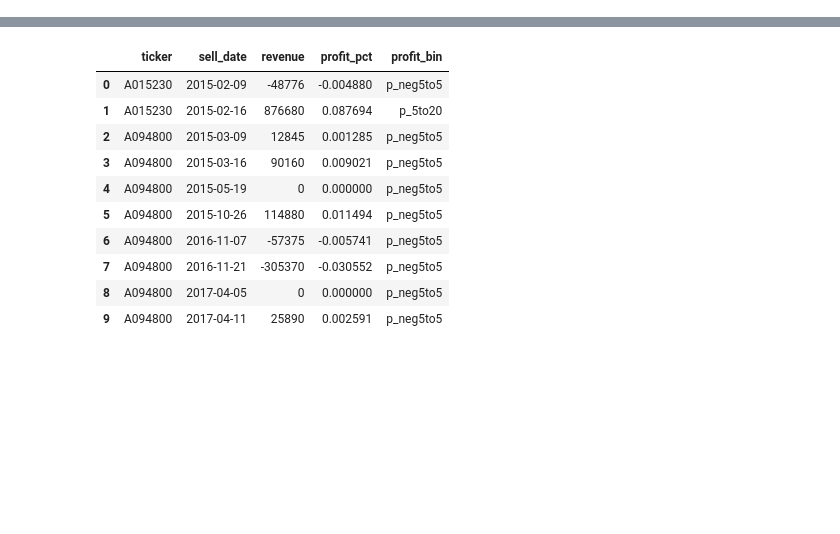
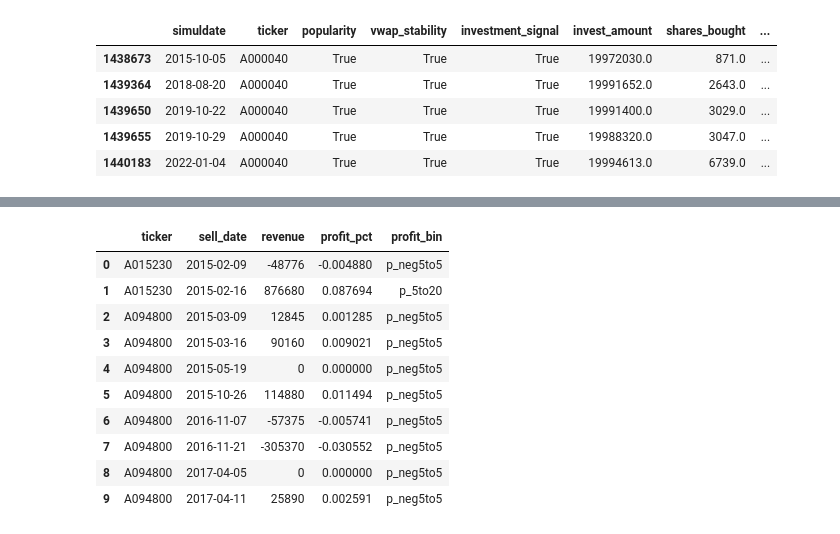
Before and after one commit to byeungchun/perfectdays, a Jupyter notebook: notebook/strategy01_result_analysis2.ipynb, the cells around one changed output, grey strips where cells are left out. Saved outputs shown, nothing was run; the diff lists cells and outputs as text; code cells hidden in the pictures; blank space fills up the shorter version.

```diff
--- a/notebook/strategy01_result_analysis2.ipynb
+++ b/notebook/strategy01_result_analysis2.ipynb
@@ -156,0 +187,9 @@ revenue_df = prepare_revenue(revenue_df)
+# %%
+simulation_df[simulation_df.invest_amount > 0].head()
+# %% [output]
+|  | simuldate | ticker | popularity | vwap_stability | investment_signal | invest_amount | shares_bought | ... |
+| 1438673 | 2015-10-05 | A000040 | True | True | True | 19972030.0 | 871.0 | ... |
+| 1439364 | 2018-08-20 | A000040 | True | True | True | 19991652.0 | 2643.0 | ... |
+| 1439650 | 2019-10-22 | A000040 | True | True | True | 19991400.0 | 3029.0 | ... |
+| 1439655 | 2019-10-29 | A000040 | True | True | True | 19988320.0 | 3047.0 | ... |
+| 1440183 | 2022-01-04 | A000040 | True | True | True | 19994613.0 | 6739.0 | ... |
```
Also changed, not shown: parts of 9 cells of this notebook, 1 other file.
